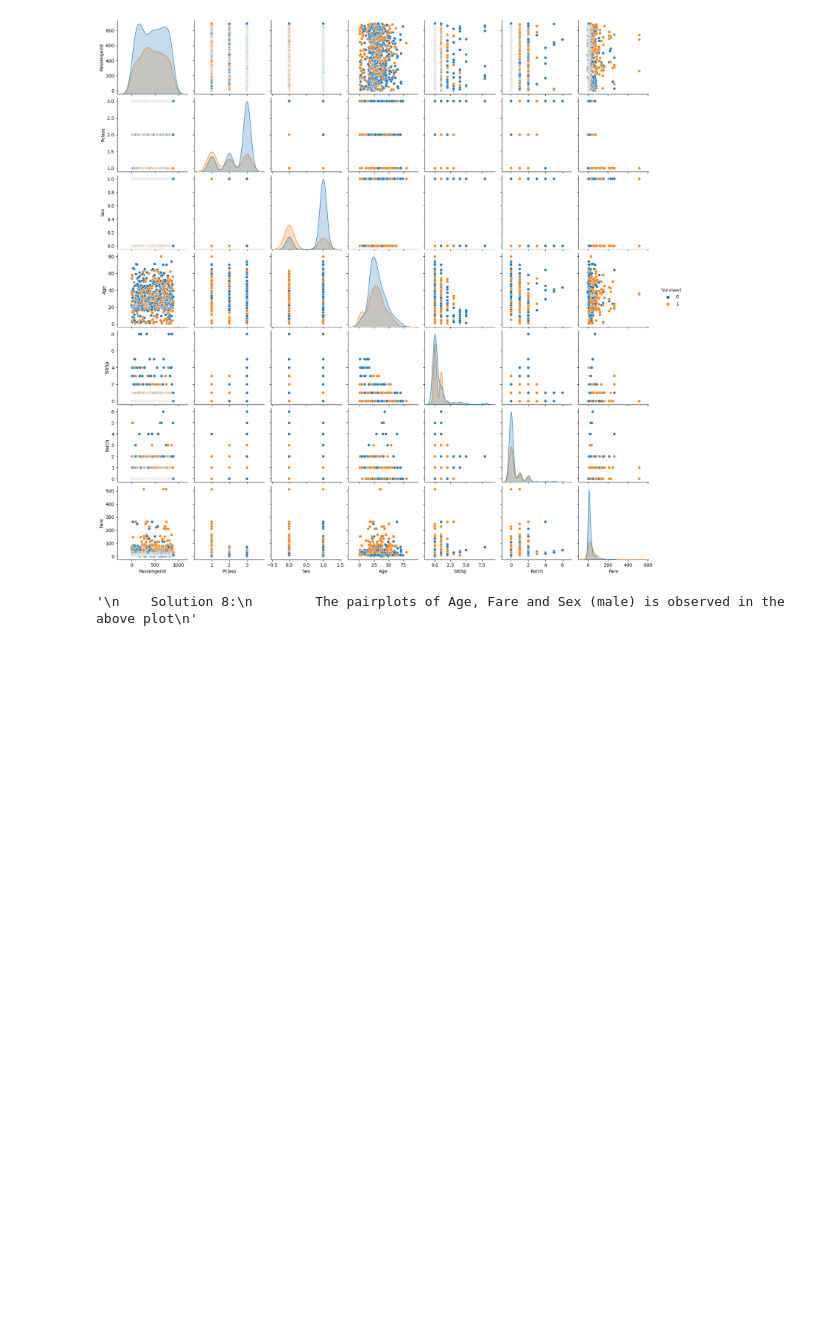
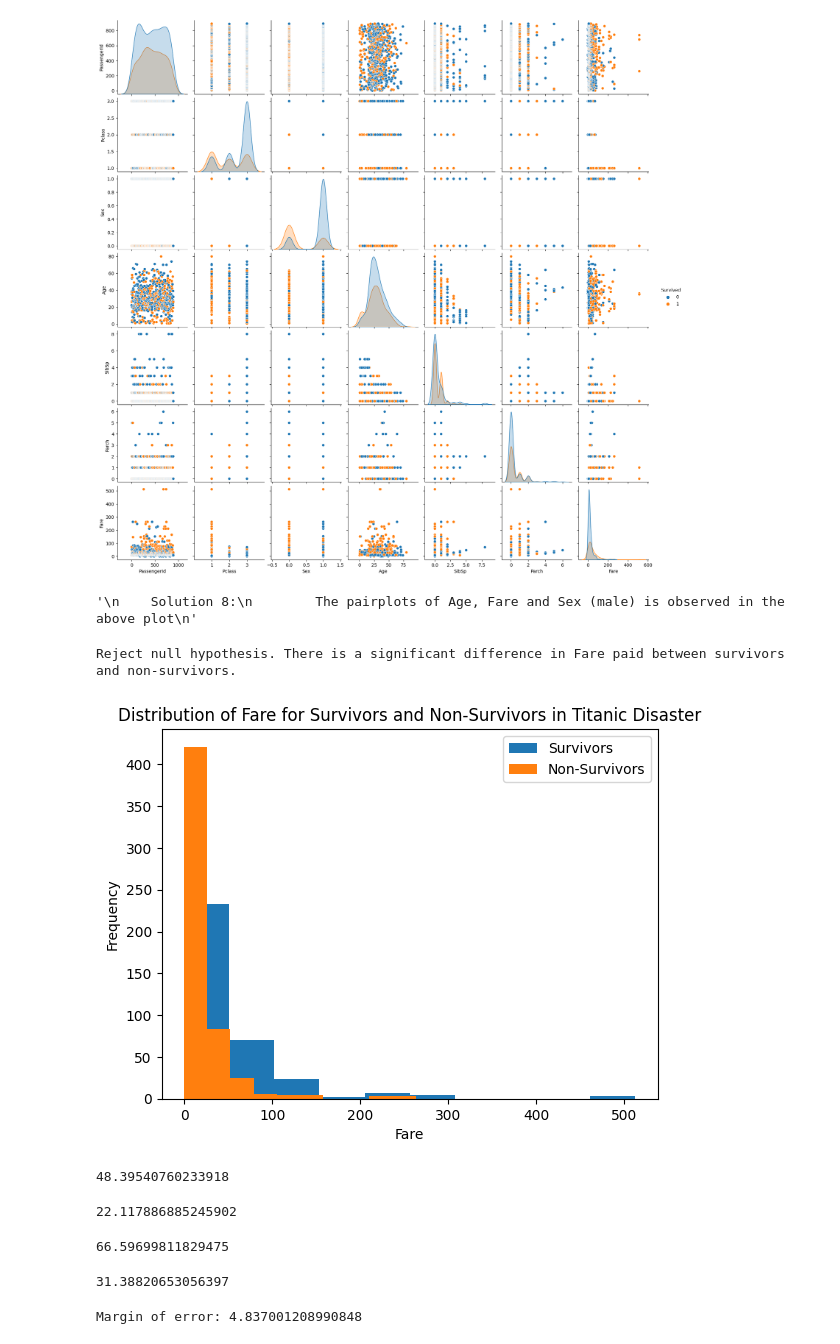
Before and after one commit to Rahul-Baradol/sds-datathon, a Jupyter notebook: solution.ipynb, the cells around one changed output. Saved outputs shown, nothing was run; the diff lists cells and outputs as text; code cells hidden in the pictures; blank space fills up the shorter version.

```diff
--- a/solution.ipynb
+++ b/solution.ipynb
@@ -228,3 +230,6 @@ plt.show()
 '''
 # %% [output]
 '\n    Solution 8:\n        The pairplots of Age, Fare and Sex (male) is observed in the above plot\n'
+# %%
+survivor_fare = df[df['Survived'] == 1]['Fare']
+non_survivor_fare = df[df['Survived'] == 0]['Fare']
@@ -230,0 +239,55 @@ plt.show()
+# %%
+# Alpha value is 0.05
+if p_value <= 0.05:
+  print("Reject null hypothesis. There is a significant difference in Fare paid between survivors and non-survivors.")
+else:
+  print("Fail to reject null hypothesis. There is no significant difference in Fare paid between survivors and non-survivors.")
+# %% [output]
+Reject null hypothesis. There is a significant difference in Fare paid between survivors and non-survivors.
+# %%
+import matplotlib.pyplot as plt
+
+# Create histograms for survivor and non-survivor Fare
+plt.hist(survivor_fare, label='Survivors')
+plt.hist(non_survivor_fare, label='Non-Survivors')
+plt.legend()
+plt.xlabel('Fare')
+plt.ylabel('Frequency')
+plt.title('Distribution of Fare for Survivors and Non-Survivors in Titanic Disaster')
+plt.show()
+# %% [output]
+[figure, added]
+# %%
+survivor_fare.mean()
+# %% [output]
+48.39540760233918
+# %%
+non_survivor_fare.mean()
+# %% [output]
+22.117886885245902
+# %%
+survivor_fare.std()
+# %% [output]
+66.59699811829475
+# %%
+non_survivor_fare.std()
+# %% [output]
+31.38820653056397
+# %%
+n = len(df)  # Sample size
+
+survivor_fare_mean = survivor_fare.mean()
+non_survivor_fare_mean = non_survivor_fare.mean()
+
+survivor_fare_std = survivor_fare.std()
+non_survivor_fare_std = non_survivor_fare.std()
+
+pooled_std = np.sqrt(((n-1)*survivor_fare_std**2 + (n-1)*non_survivor_fare_std**2) / (n-2))
+
+z = 1.96  # Z-score for a 95% confidence level
+
+margin_of_error = z * pooled_std / np.sqrt(n)
+
+print("Margin of error:", margin_of_error)
+# %% [output]
+Margin of error: 4.837001208990848
```
Also changed, not shown: parts of 2 cells of this notebook.
